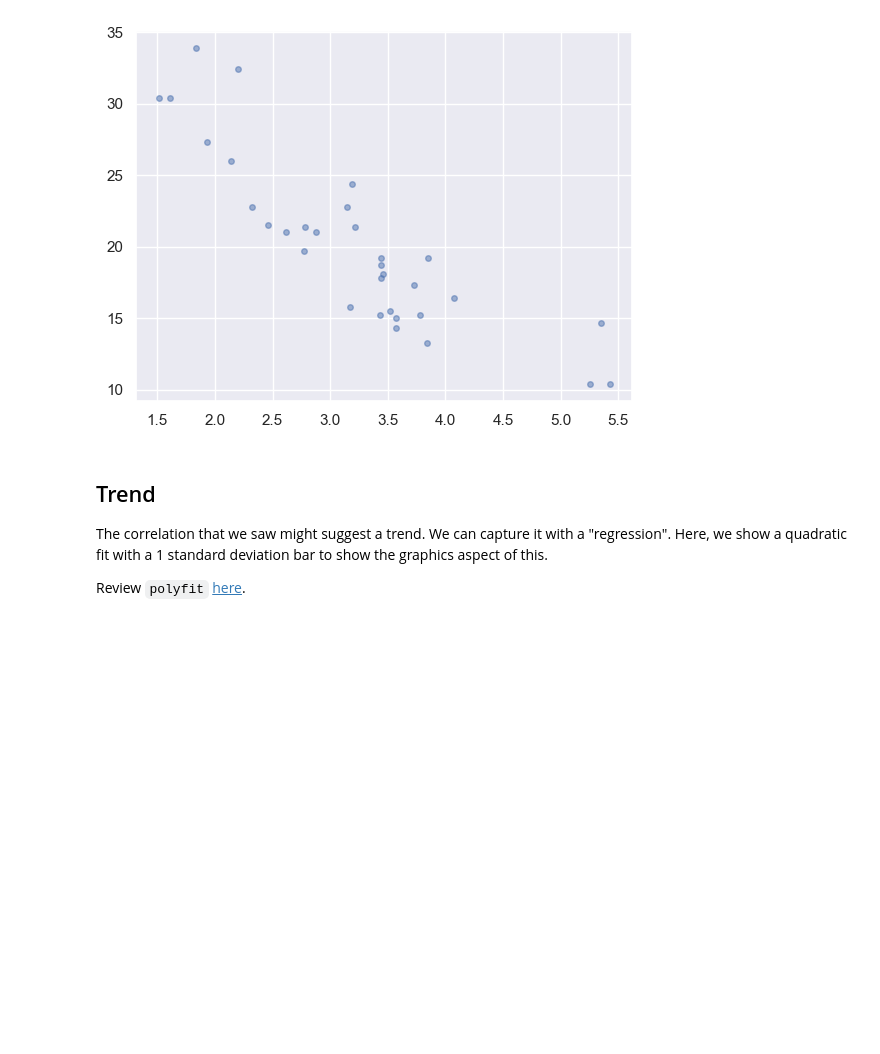
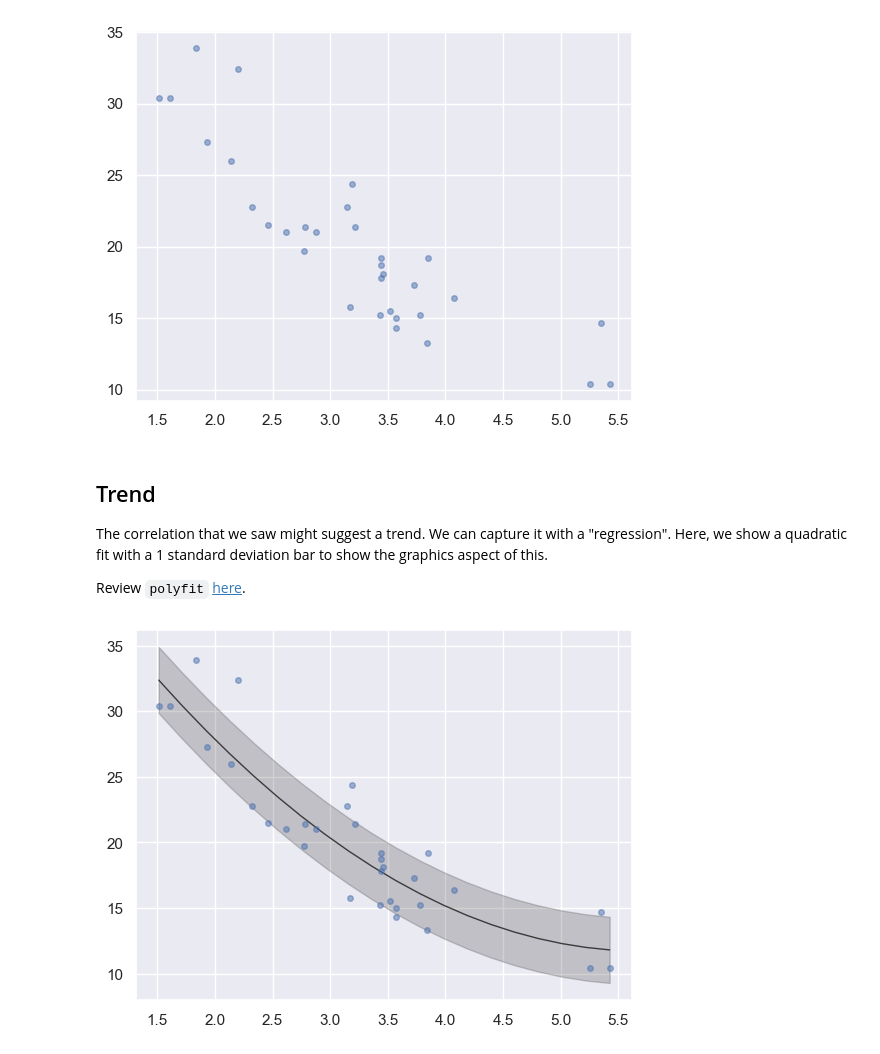
Before and after one commit to crdcamp/lin-reg-application, a Jupyter notebook: references/1_exploratory_data_analysis.ipynb, the cells around one changed output. Drawn from its saved outputs; the diff is of its cells as text; code cells hidden in the pictures; blank space fills up the shorter version.

```diff
--- a/references/1_exploratory_data_analysis.ipynb
+++ b/references/1_exploratory_data_analysis.ipynb
@@ -270,12 +270,15 @@ Review `polyfit` [here](https://www.youtube.com/watch?v=deKJ97HYAPM).
 # %%
 import numpy as np
 
 x = dfcars.wt
 y = dfcars.mpg
-params = np.polyfit(x, y, 2)
+params = np.polyfit(x, y, 2) # Fit a polynomial with degree of 2 on ze data
 xp = np.linspace(x.min(), x.max(), 20)
 yp = np.polyval(params, xp)
 
 plt.plot(xp, yp, 'k', alpha=0.8, linewidth=1)
 plt.plot(dfcars.wt, dfcars.mpg, 'o', markersize=4, alpha=0.5)
-sig = np. std(y - np.polyval(params, x))
+sig = np.std(y - np.polyval(params, x))
+plt.fill_between(xp, yp - sig, yp + sig, color='k', alpha=0.2);
+# %% [output]
+[figure, added]
```
